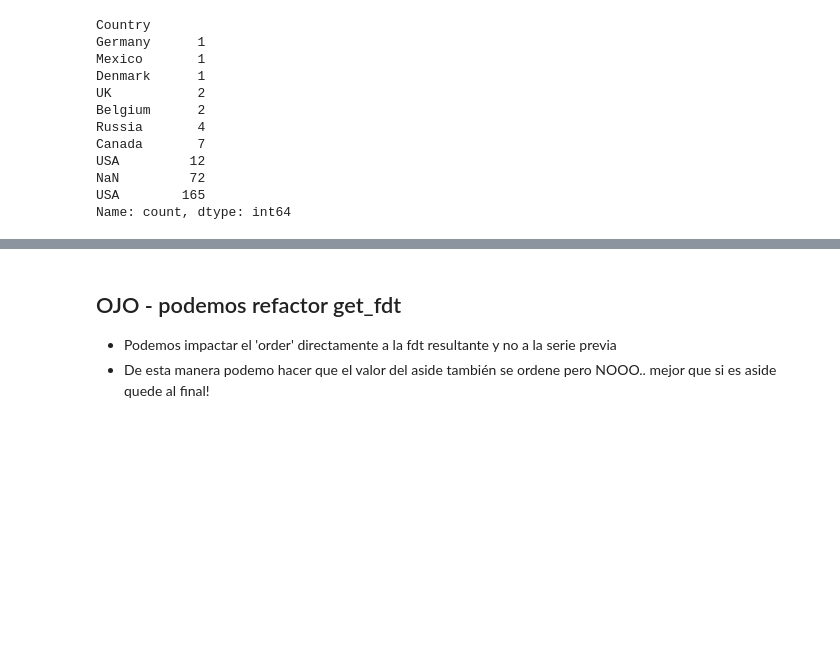
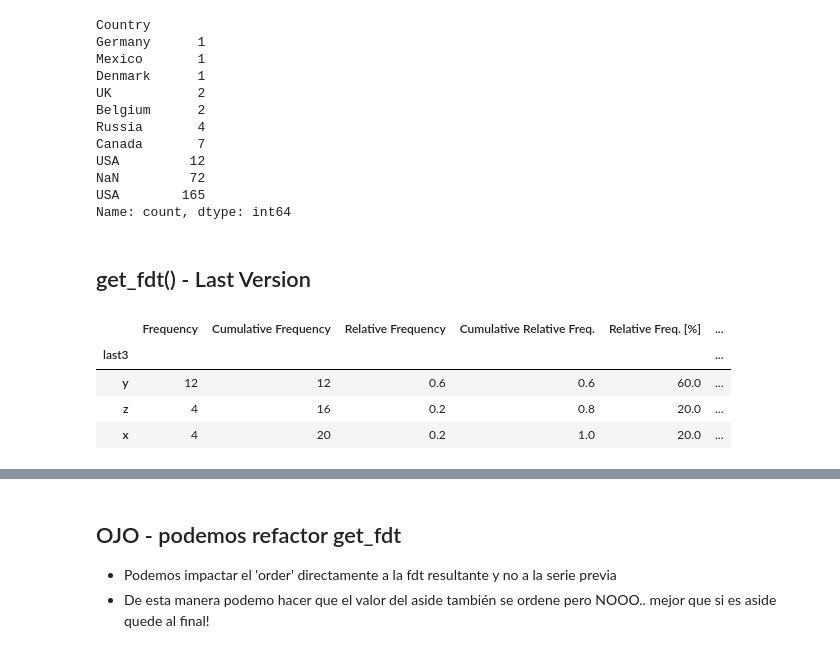
Before and after one commit to jmonti-gh/jm_datascience, a Jupyter notebook: test_jm/get_fdt.ipynb, the cells around one changed output, grey strips where cells are left out. Saved outputs shown, nothing was run; the diff lists cells and outputs as text; code cells hidden in the pictures; blank space fills up the shorter version.

```diff
--- a/test_jm/get_fdt.ipynb
+++ b/test_jm/get_fdt.ipynb
@@ -225,3 +234,5 @@ def _validate_numeric_series(
         if not all(isinstance(val, (int, float, np.integer, np.floating)) for val in data.values):
             raise ValueError(f"All values in 'data' must be numeric values.")
         pass
+# %% [markdown]
+## get_fdt() - Last Version
@@ -227,0 +411,13 @@ def _validate_numeric_series(
+# %%
+l1 = random.choices(['x', 'y', 'z'], weights=[1,4,1], k=20)
+sl1 = to_series(l1, name='last3')
+# sl1 = to_series(l1)
+# fdt = get_fdt3(sl1, value_counts=True, index_name='xyz')
+fdt = get_fdt3(sl1, value_counts=True)
+fdt
+# %% [output]
+|  | Frequency | Cumulative Frequency | Relative Frequency | Cumulative Relative Freq. | Relative Freq. [%] | ... |
+| last3 |  |  |  |  |  | ... |
+| y | 12 | 12 | 0.6 | 0.6 | 60.0 | ... |
+| z | 4 | 16 | 0.2 | 0.8 | 20.0 | ... |
+| x | 4 | 20 | 0.2 | 1.0 | 20.0 | ... |
```
Also changed, not shown: parts of 18 cells of this notebook, 4 other files.
